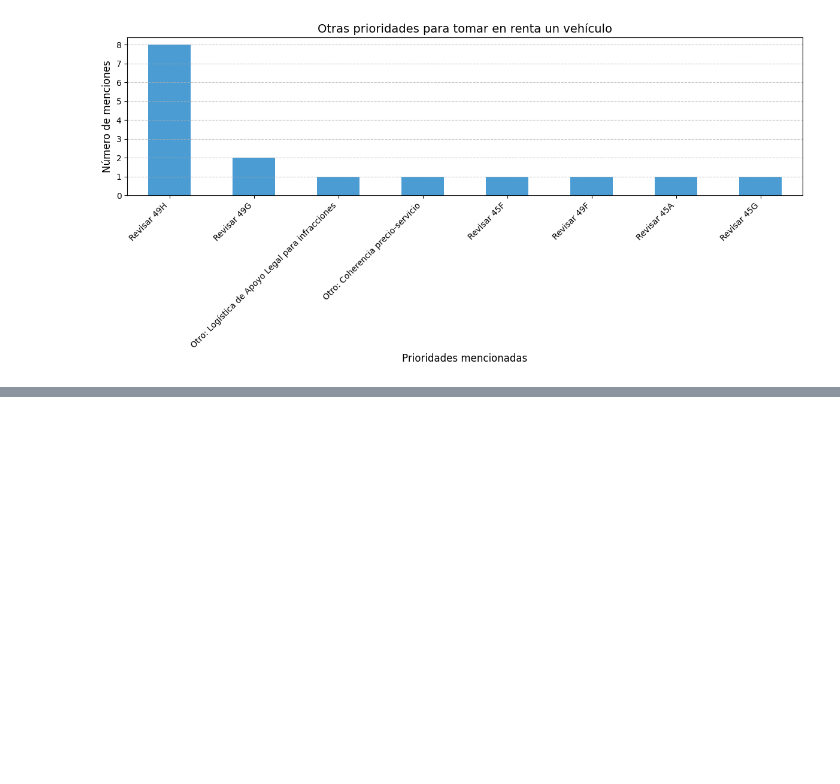
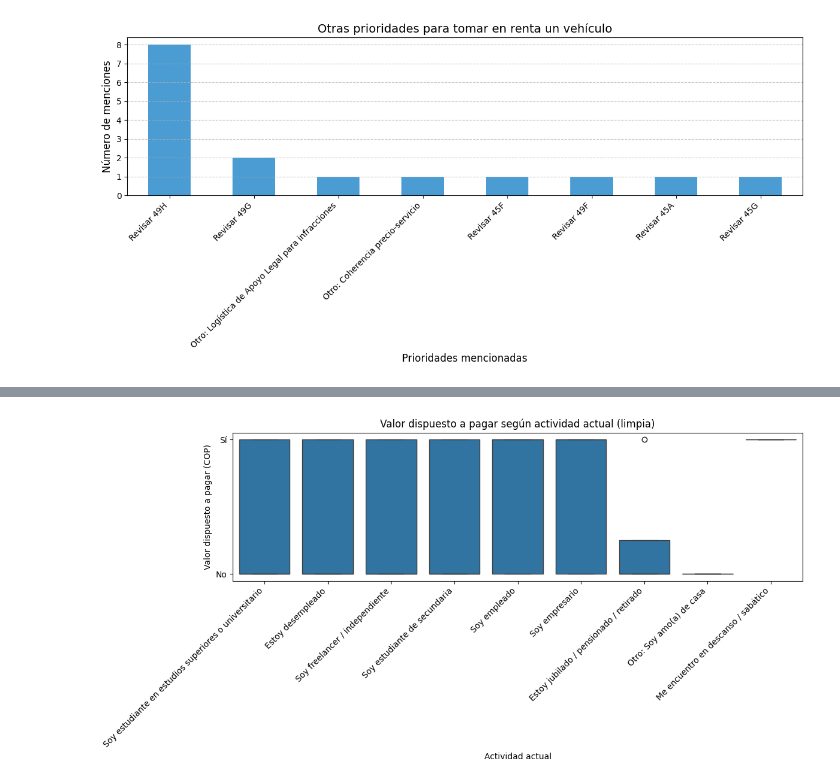
Before and after one commit to JorgeDanielRamirezNieves/Flex-Drive, a Jupyter notebook: Data-Analytics/code/Big-Data/flex-drive_analysys_figures.ipynb, the cells around one changed output, grey strips where cells are left out. Cells and saved outputs as stored; diff of their text form; code cells hidden in the pictures; blank space fills up the shorter version.

```diff
--- a/Data-Analytics/code/Big-Data/flex-drive_analysys_figures.ipynb
+++ b/Data-Analytics/code/Big-Data/flex-drive_analysys_figures.ipynb
@@ -201,0 +224,26 @@ plt.show()
+# %%
+import pandas as pd
+import seaborn as sns
+import matplotlib.pyplot as plt
+
+# Copia solo las columnas necesarias
+df_temp = df_FlexDrive[["P7-Actividad_Actual_Multi", "P32-Interés_Propietario"]].dropna()
+
+# Separar actividades múltiples en filas (explode)
+df_temp["P7_Separada"] = df_temp["P7-Actividad_Actual_Multi"].str.split(";")
+df_explode = df_temp.explode("P7_Separada")
+
+# Eliminar espacios extra
+df_explode["P7_Separada"] = df_explode["P7_Separada"].str.strip()
+
+# Graficar boxplot
+plt.figure(figsize=(12,6))
+sns.boxplot(data=df_explode, x="P7_Separada", y="P32-Interés_Propietario")
+plt.xticks(rotation=45, ha='right')
+plt.title("Valor dispuesto a pagar según actividad actual (limpia)")
+plt.xlabel("Actividad actual")
+plt.ylabel("Valor dispuesto a pagar (COP)")
+plt.tight_layout()
+plt.show()
+# %% [output]
+[figure, added]
```
Also changed, not shown: parts of 6 cells of this notebook.
